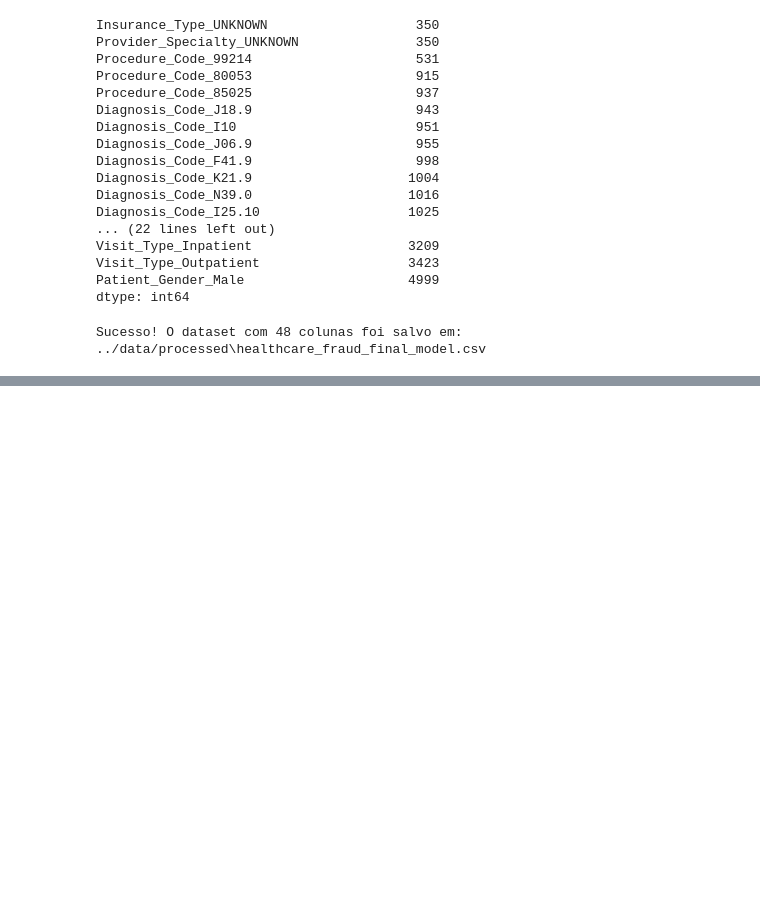
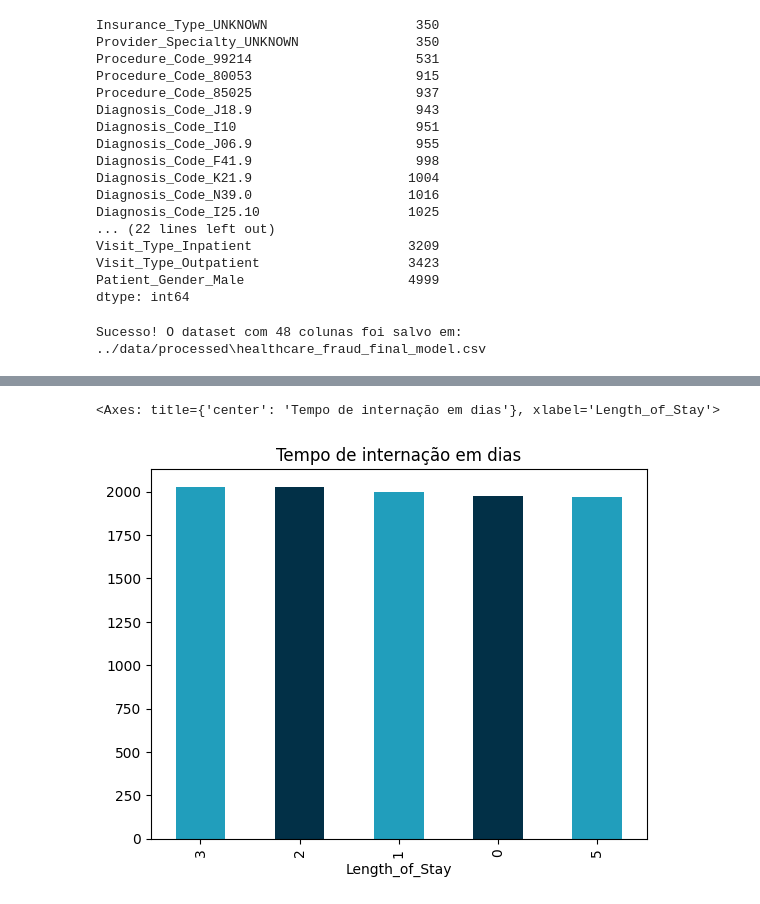
Before and after one commit to ThiagoDamasz/projeto-fraude-saude, a Jupyter notebook: notebooks/01_exploracao_inicial.ipynb, the cells around one changed output, grey strips where cells are left out. Cells and saved outputs as stored; diff of their text form; code cells hidden in the pictures; blank space fills up the shorter version.

```diff
--- a/notebooks/01_exploracao_inicial.ipynb
+++ b/notebooks/01_exploracao_inicial.ipynb
@@ -289,0 +344,5 @@ Sucesso! O dataset com 48 colunas foi salvo em: ../data/processed\healthcare_fra
+# %%
+df_final.Length_of_Stay.value_counts().plot(kind='bar', title='Tempo de internação em dias', color = ["#219ebc", '#023047'])
+# %% [output]
+<Axes: title={'center': 'Tempo de internação em dias'}, xlabel='Length_of_Stay'>
+[figure, added]
```
Also changed, not shown: parts of 16 cells of this notebook.
